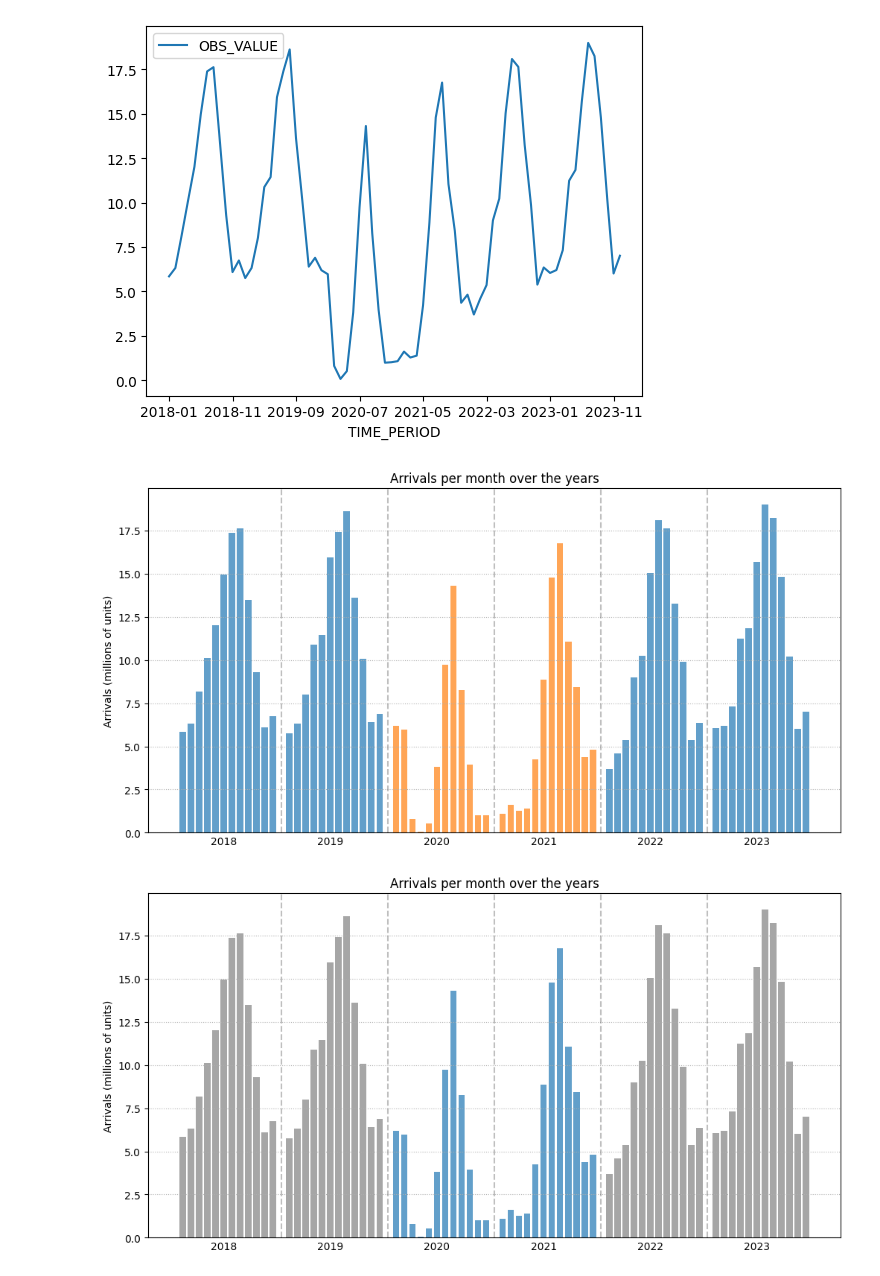
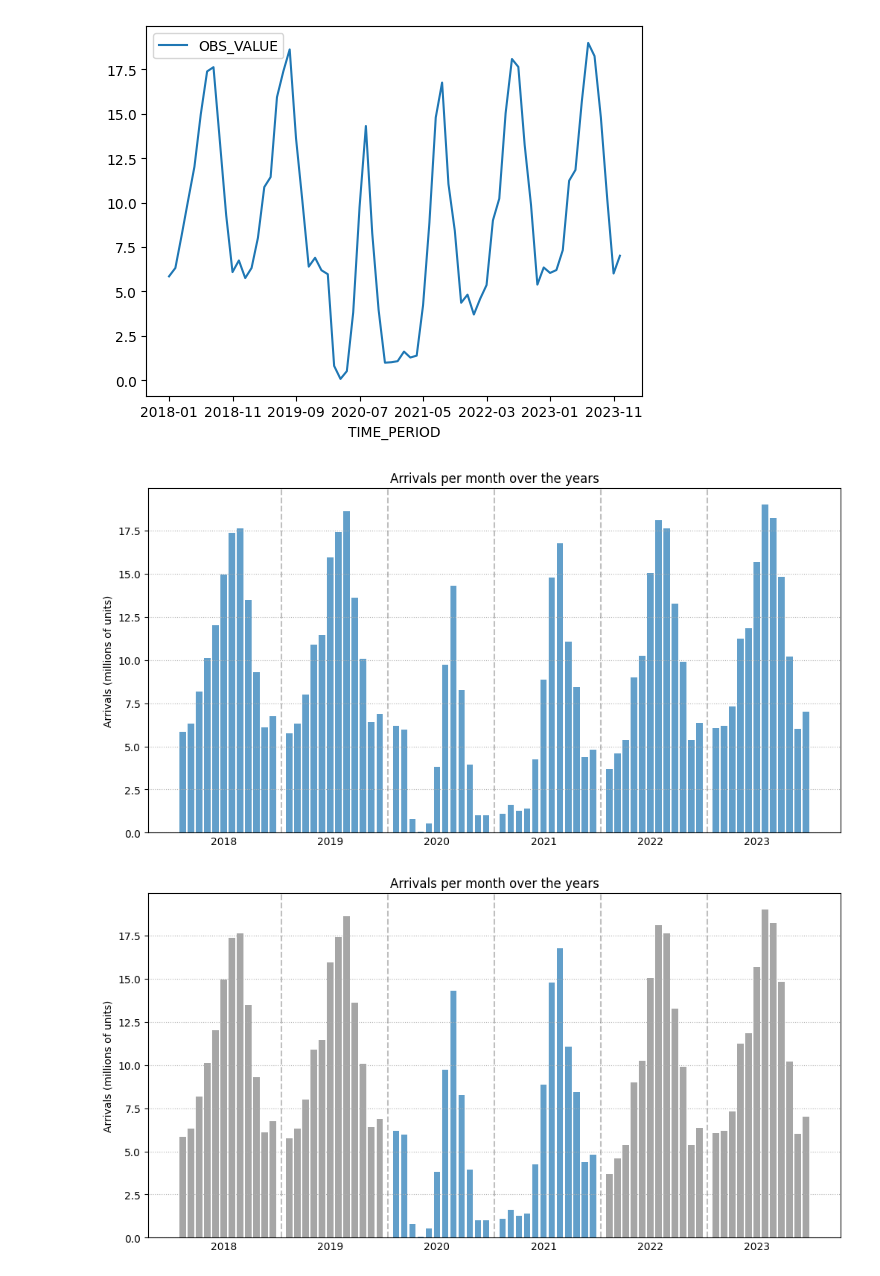
Before and after one commit to T0ls/data-Visualization, a Jupyter notebook: code/timeline.ipynb, the cells around one changed output. Cells and saved outputs as stored; diff of their text form; code cells hidden in the pictures.

```diff
--- a/code/timeline.ipynb
+++ b/code/timeline.ipynb
@@ -25,21 +25,20 @@ arrivals.plot()
 # %%
 plt.figure(figsize=(12, 6))
 
 for year in years:
   plt.text(f'{year}-06', -0.2, year, ha='center', va='top', fontsize=10)
   year_data = arrivals.loc[arrivals.index.str.startswith(year)]
-  color = 'C1' if year in ['2020', '2021'] else 'C0'
   if year != min(years):
     plt.axvline(x=f'{year}-0', color='gray', linestyle='--', alpha=0.5)
-  plt.bar(year_data.index, year_data['OBS_VALUE'], color=color, alpha=0.7)
+  plt.bar(year_data.index, year_data['OBS_VALUE'], color='C0', alpha=0.7)
 
 plt.xticks([])
 plt.ylabel("Arrivals (millions of units)")
 plt.title("Arrivals per month over the years")
 plt.grid(True, axis='y', linestyle=':')
 plt.show()
 # %% [output]
-[figure, old version]
+[figure, new version]
 # %%
 plt.figure(figsize=(12, 6))
 
```
Also changed, not shown: 3 other files.
